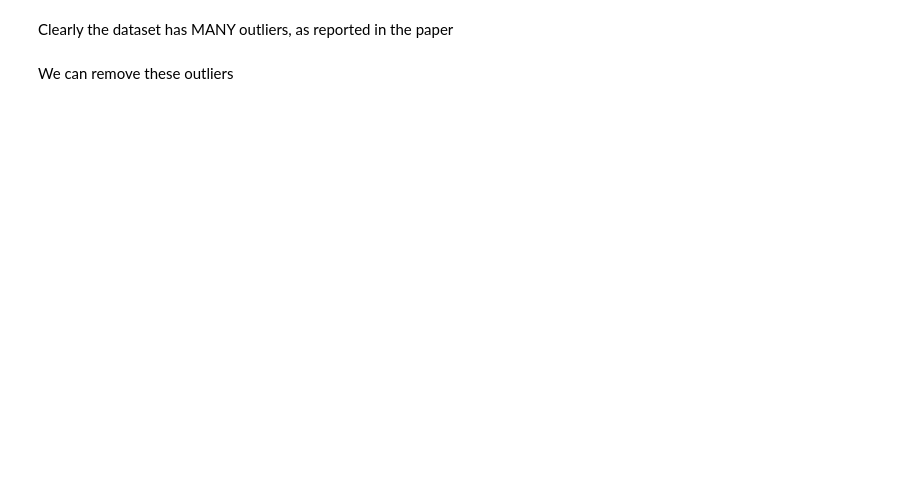
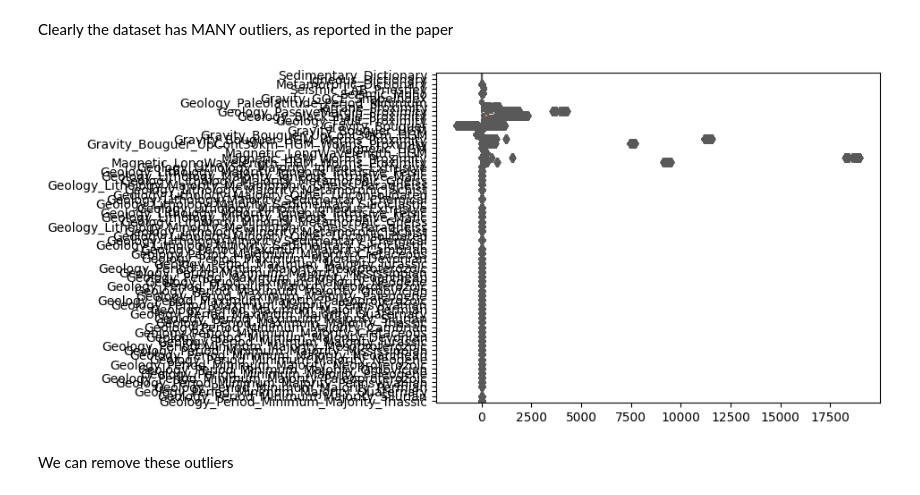
Before and after one commit to DARPA-CRITICALMAAS/sri-ta3-baselines, a Jupyter notebook: MVT_Deposit_GBM_preferred.ipynb, the cells around one changed output. Cells and saved outputs as stored; diff of their text form; code cells hidden in the pictures; blank space fills up the shorter version.

```diff
--- a/MVT_Deposit_GBM_preferred.ipynb
+++ b/MVT_Deposit_GBM_preferred.ipynb
@@ -72,4 +98,6 @@ cols = cols[1:-2]
 # %% [markdown]
 Clearly the dataset has MANY outliers, as reported in the paper
 # %%
-# ax = sns.boxplot(data=data_filtered, orient="h", palette="Set2")
+ax = sns.boxplot(data=data_filtered, orient="h", palette="Set2")
+# %% [output]
+[figure, added]
```
Also changed, not shown: parts of 18 cells of this notebook, 10 other files.
